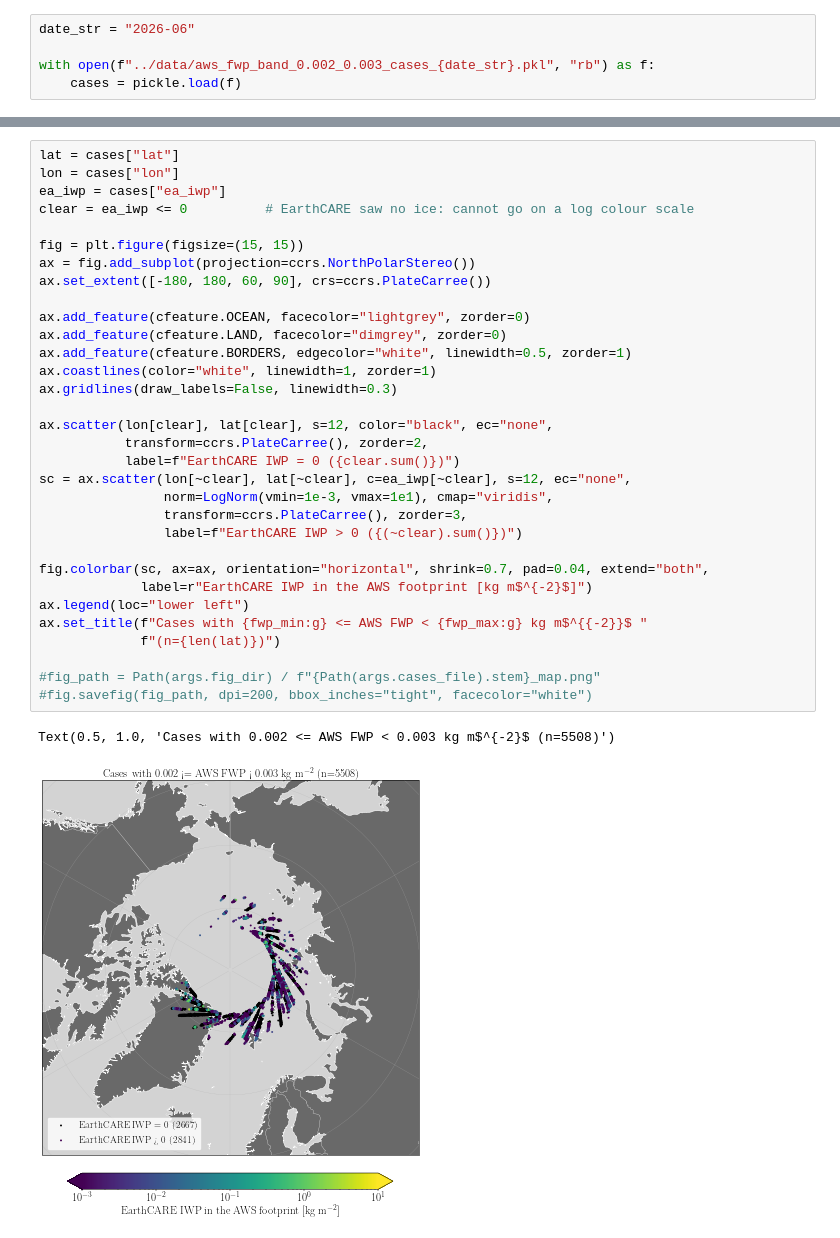
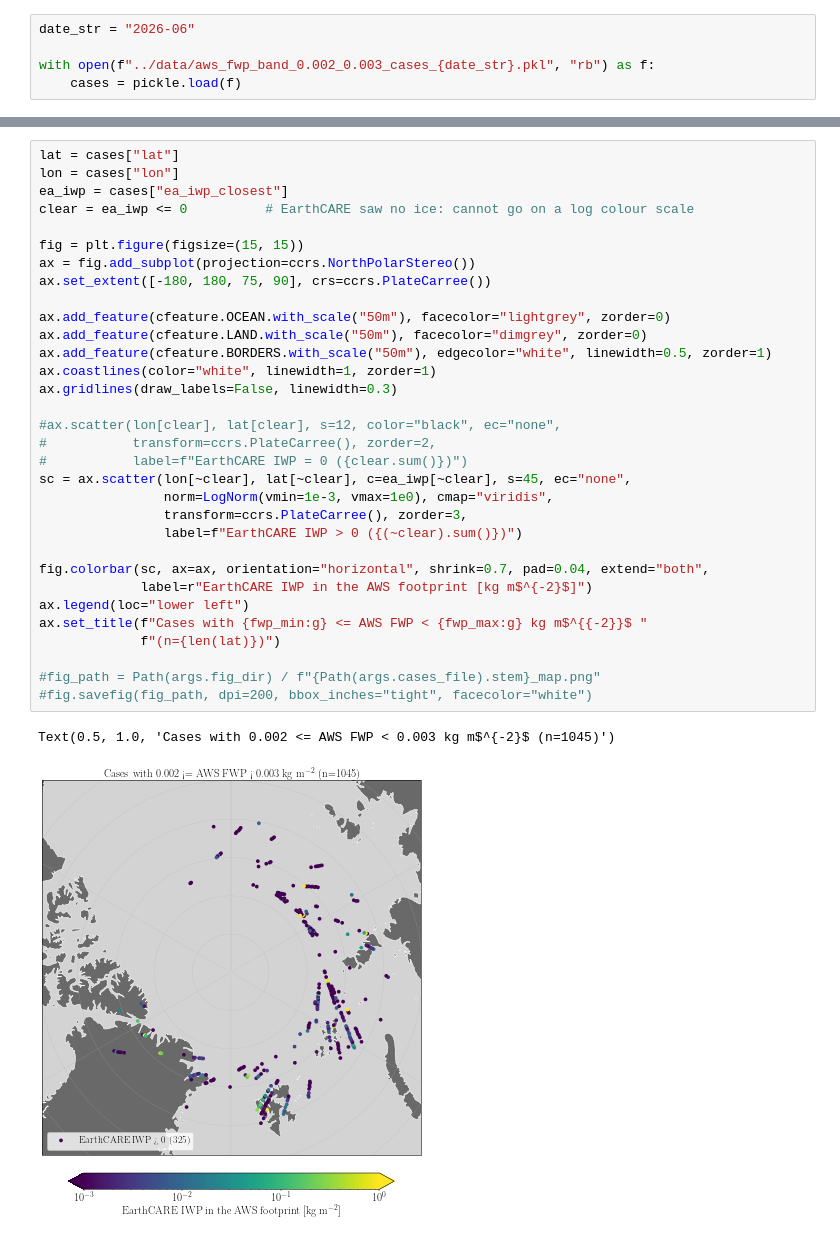
Before and after one commit to elliemay481/AWS_Arctic, a Jupyter notebook: notebooks/inspect_aws_fwp_band.ipynb, the cells around one changed output, grey strips where cells are left out. Drawn from its saved outputs; the diff is of its cells as text.

```diff
--- a/notebooks/inspect_aws_fwp_band.ipynb
+++ b/notebooks/inspect_aws_fwp_band.ipynb
@@ -69,35 +70,35 @@ for date, n in counts.items():
 # %%
 lat = cases["lat"]
 lon = cases["lon"]
-ea_iwp = cases["ea_iwp"]
+ea_iwp = cases["ea_iwp_closest"]
 clear = ea_iwp <= 0          # EarthCARE saw no ice: cannot go on a log colour scale
 
 fig = plt.figure(figsize=(15, 15))
 ax = fig.add_subplot(projection=ccrs.NorthPolarStereo())
-ax.set_extent([-180, 180, 60, 90], crs=ccrs.PlateCarree())
+ax.set_extent([-180, 180, 75, 90], crs=ccrs.PlateCarree())
 
-ax.add_feature(cfeature.OCEAN, facecolor="lightgrey", zorder=0)
-ax.add_feature(cfeature.LAND, facecolor="dimgrey", zorder=0)
-ax.add_feature(cfeature.BORDERS, edgecolor="white", linewidth=0.5, zorder=1)
+ax.add_feature(cfeature.OCEAN.with_scale("50m"), facecolor="lightgrey", zorder=0)
+ax.add_feature(cfeature.LAND.with_scale("50m"), facecolor="dimgrey", zorder=0)
+ax.add_feature(cfeature.BORDERS.with_scale("50m"), edgecolor="white", linewidth=0.5, zorder=1)
 ax.coastlines(color="white", linewidth=1, zorder=1)
 ax.gridlines(draw_labels=False, linewidth=0.3)
 
-ax.scatter(lon[clear], lat[clear], s=12, color="black", ec="none",
-           transform=ccrs.PlateCarree(), zorder=2,
-           label=f"EarthCARE IWP = 0 ({clear.sum()})")
-sc = ax.scatter(lon[~clear], lat[~clear], c=ea_iwp[~clear], s=12, ec="none",
-                norm=LogNorm(vmin=1e-3, vmax=1e1), cmap="viridis",
+#ax.scatter(lon[clear], lat[clear], s=12, color="black", ec="none",
+#           transform=ccrs.PlateCarree(), zorder=2,
+#           label=f"EarthCARE IWP = 0 ({clear.sum()})")
+sc = ax.scatter(lon[~clear], lat[~clear], c=ea_iwp[~clear], s=45, ec="none",
+                norm=LogNorm(vmin=1e-3, vmax=1e0), cmap="viridis",
                 transform=ccrs.PlateCarree(), zorder=3,
                 label=f"EarthCARE IWP > 0 ({(~clear).sum()})")
 
 fig.colorbar(sc, ax=ax, orientation="horizontal", shrink=0.7, pad=0.04, extend="both",
              label=r"EarthCARE IWP in the AWS footprint [kg m$^{-2}$]")
 ax.legend(loc="lower left")
 ax.set_title(f"Cases with {fwp_min:g} <= AWS FWP < {fwp_max:g} kg m$^{{-2}}$ "
              f"(n={len(lat)})")
 
 #fig_path = Path(args.fig_dir) / f"{Path(args.cases_file).stem}_map.png"
 #fig.savefig(fig_path, dpi=200, bbox_inches="tight", facecolor="white")
 # %% [output]
-Text(0.5, 1.0, 'Cases with 0.002 <= AWS FWP < 0.003 kg m$^{-2}$ (n=5508)')
+Text(0.5, 1.0, 'Cases with 0.002 <= AWS FWP < 0.003 kg m$^{-2}$ (n=1045)')
-[figure, old version]
+[figure, new version]
```
Also changed, not shown: parts of 12 cells of this notebook, 40 other files.
